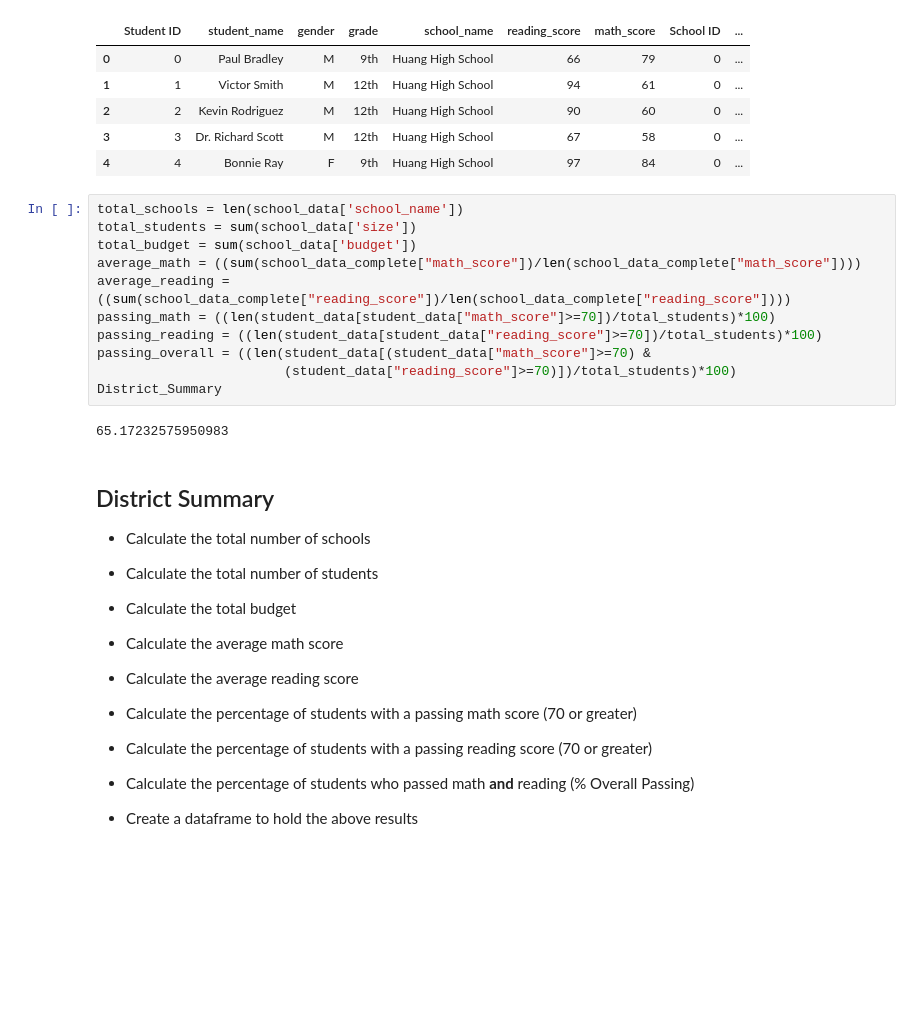
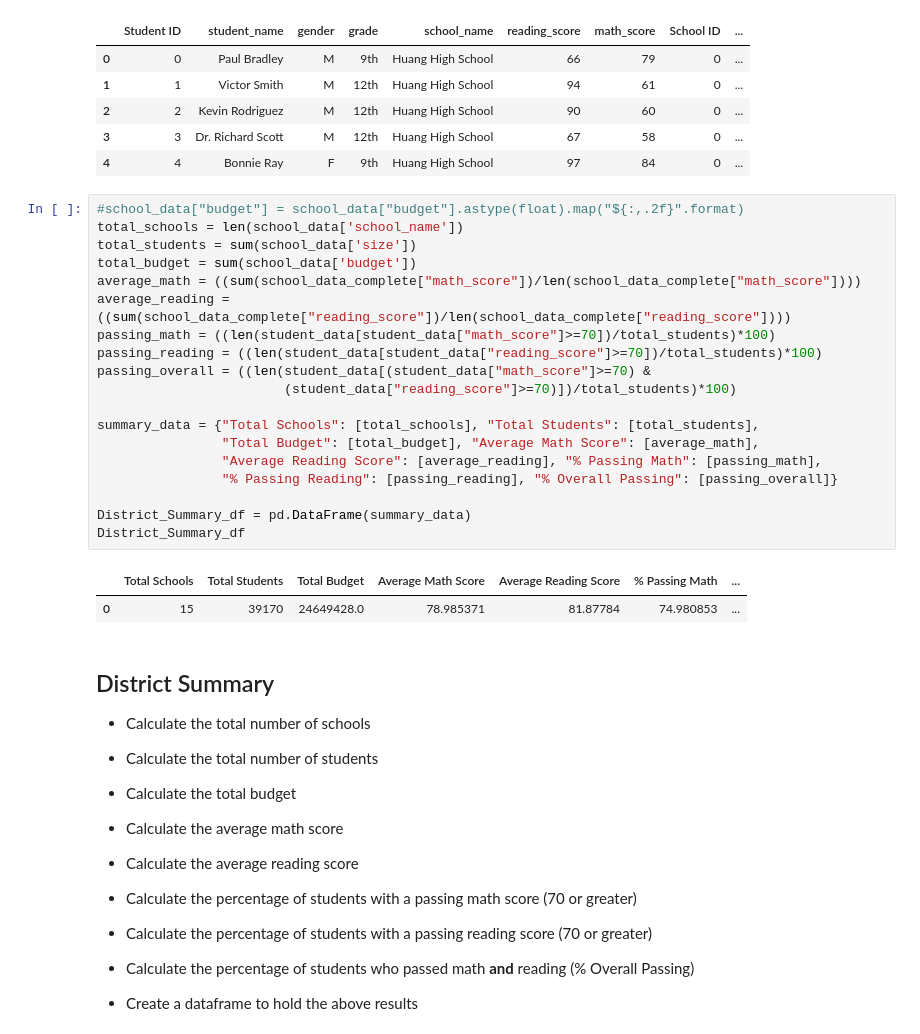
Before and after one commit to paulywog13/pandas-challenge, a Jupyter notebook: PyCitySchools/PyCitySchools_starter.ipynb, the cells around one changed output. Cells and saved outputs as stored; diff of their text form; blank space fills up the shorter version.

Commit message:
Summary Data Complete. Trying to add format to budget data

```diff
--- a/PyCitySchools/PyCitySchools_starter.ipynb
+++ b/PyCitySchools/PyCitySchools_starter.ipynb
@@ -24,18 +24,27 @@ school_data_complete.head()
 | 3 | 3 | Dr. Richard Scott | M | 12th | Huang High School | 67 | 58 | 0 | ... |
 | 4 | 4 | Bonnie Ray | F | 9th | Huang High School | 97 | 84 | 0 | ... |
 # %%
+#school_data["budget"] = school_data["budget"].astype(float).map("${:,.2f}".format)
 total_schools = len(school_data['school_name'])
 total_students = sum(school_data['size'])
 total_budget = sum(school_data['budget'])
 average_math = ((sum(school_data_complete["math_score"])/len(school_data_complete["math_score"])))
 average_reading = ((sum(school_data_complete["reading_score"])/len(school_data_complete["reading_score"])))
 passing_math = ((len(student_data[student_data["math_score"]>=70])/total_students)*100)
 passing_reading = ((len(student_data[student_data["reading_score"]>=70])/total_students)*100)
 passing_overall = ((len(student_data[(student_data["math_score"]>=70) &
                         (student_data["reading_score"]>=70)])/total_students)*100)
-District_Summary
+
+summary_data = {"Total Schools": [total_schools], "Total Students": [total_students],
+                "Total Budget": [total_budget], "Average Math Score": [average_math],
+                "Average Reading Score": [average_reading], "% Passing Math": [passing_math],
+                "% Passing Reading": [passing_reading], "% Overall Passing": [passing_overall]}
+
+District_Summary_df = pd.DataFrame(summary_data)
+District_Summary_df
 # %% [output]
-65.17232575950983
+|  | Total Schools | Total Students | Total Budget | Average Math Score | Average Reading Score | % Passing Math | ... |
+| 0 | 15 | 39170 | 24649428.0 | 78.985371 | 81.87784 | 74.980853 | ... |
 # %% [markdown]
 ## District Summary
 
```
